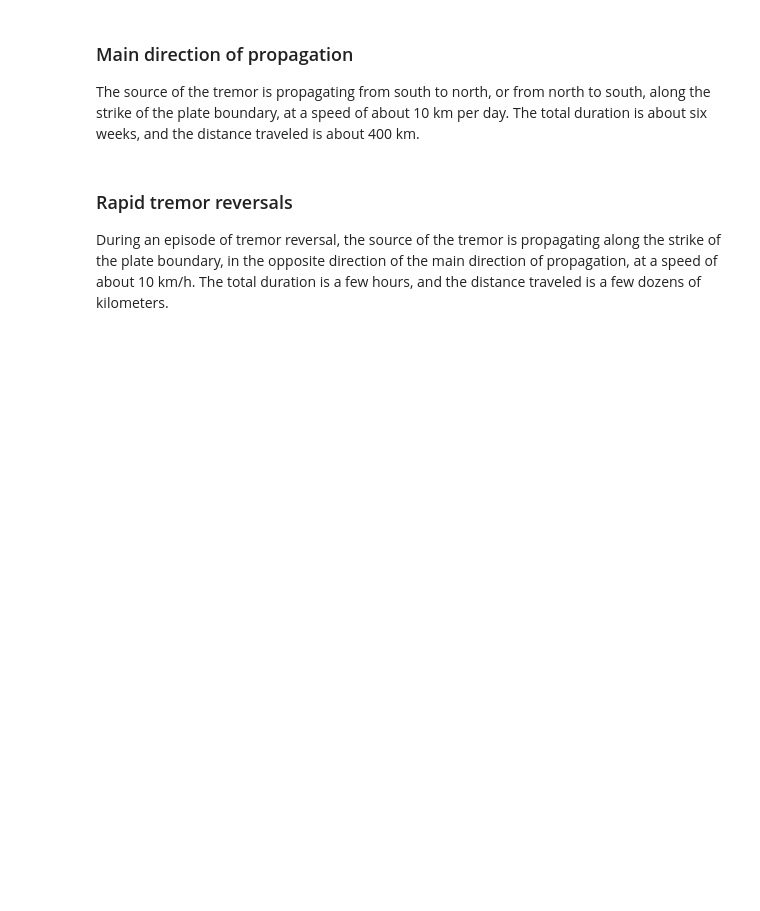
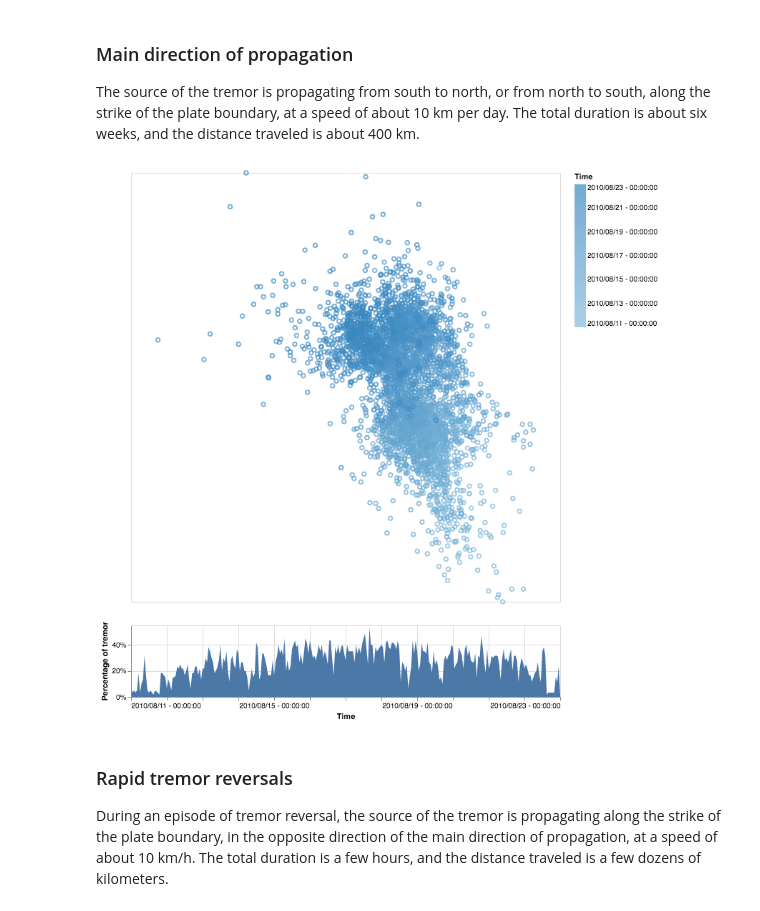
Before and after one commit to ArianeDucellier/visualization, a Jupyter notebook: visualization.ipynb, the cells around one changed output. Cells and saved outputs as stored; diff of their text form; code cells hidden in the pictures; blank space fills up the shorter version.

```diff
--- a/visualization.ipynb
+++ b/visualization.ipynb
@@ -12,6 +12,18 @@ What is particulatly interesting about tectonic tremor is that they do not occur
 ### Main direction of propagation
 
 The source of the tremor is propagating from south to north, or from north to south, along the strike of the plate boundary, at a speed of about 10 km per day. The total duration is about six weeks, and the distance traveled is about 400 km.
+# %%
+import altair
+import pandas as pd
+from datetime import datetime
+from visu_altair.visu_altair import visualize_tremor
+tremors = pd.read_pickle('data/tremor.pkl')[0]
+subset = tremors.sample(frac=0.4)
+myChart = visualize_tremor(subset, 60, 1.0, datetime(2010, 8, 11, 0, 0, 0), datetime(2010, 8, 23, 0, 0, 0), \
+    latmin=None, latmax=None, lonmin=None, lonmax=None)
+myChart
+# %% [output]
+[figure, added]
 # %% [markdown]
 ### Rapid tremor reversals
 
```
Also changed, not shown: parts of 2 cells of this notebook, 4 other files.
